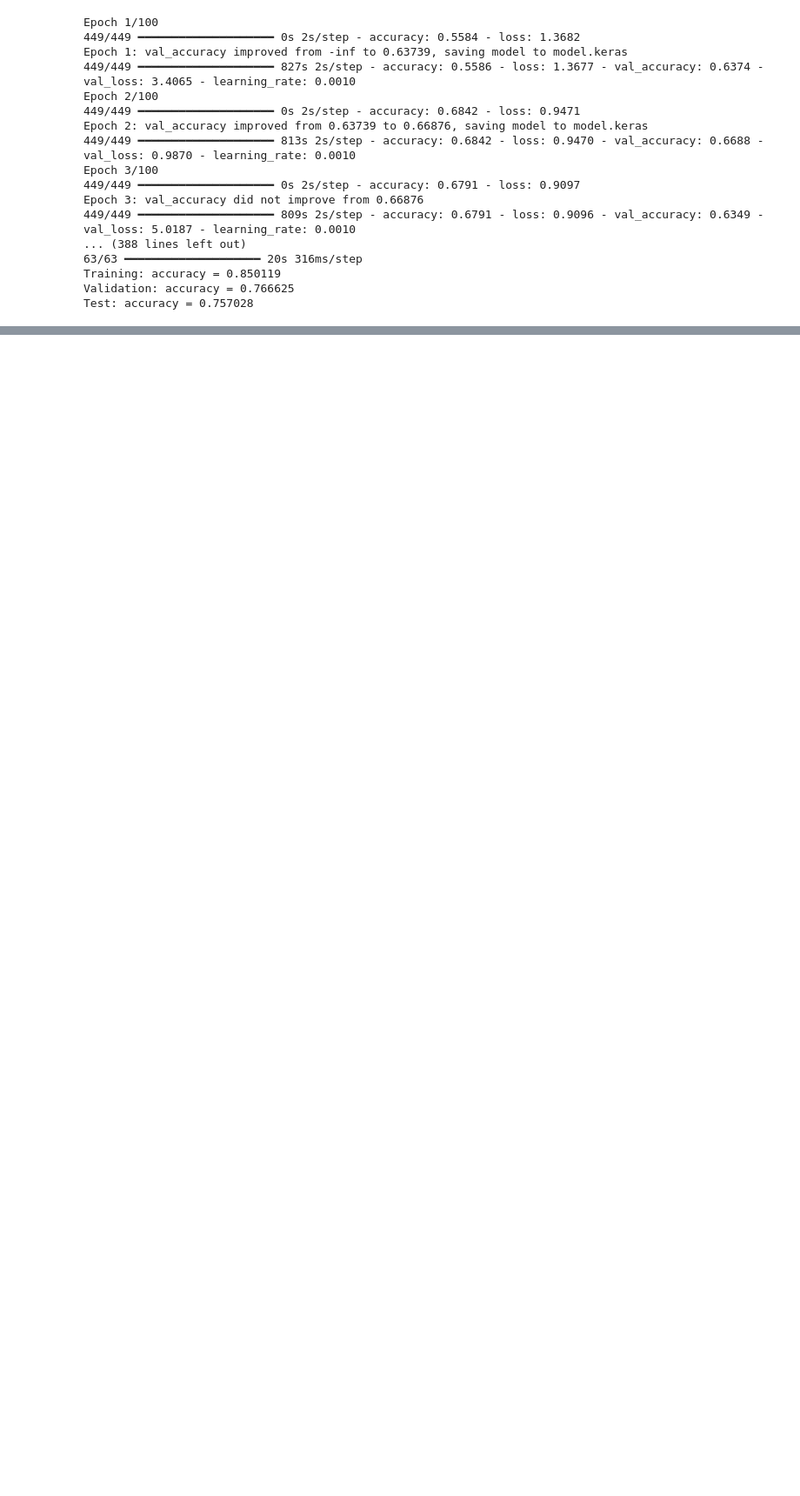
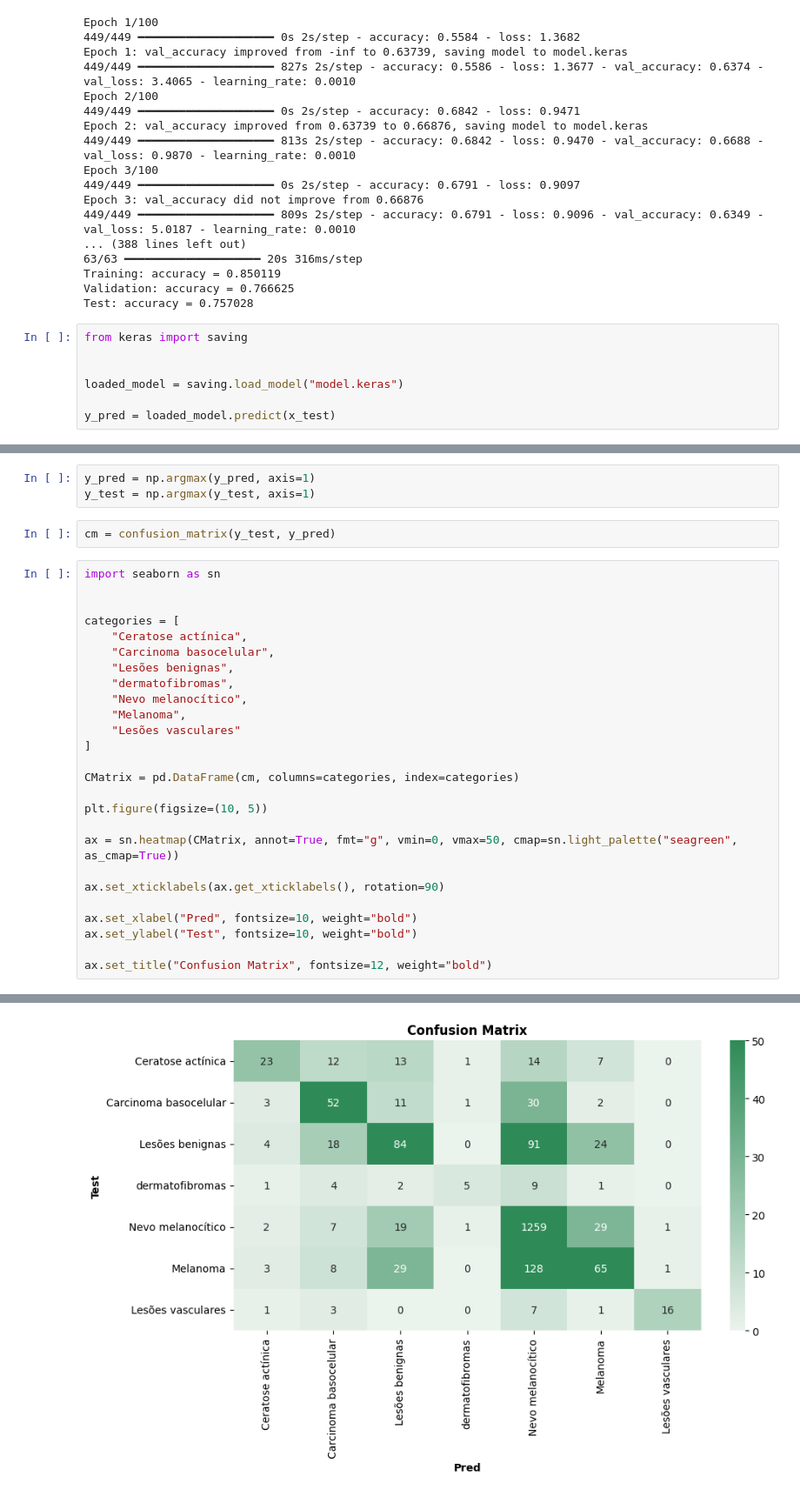
Before and after one commit to Grupinix/IA-HAM10000, a Jupyter notebook: ham_cnn.ipynb, the cells around one changed output, grey strips where cells are left out. Shown at 87% size. Cells and saved outputs as stored; diff of their text form; blank space fills up the shorter version.

Commit message:
chore confusion matrix

```diff
--- a/ham_cnn.ipynb
+++ b/ham_cnn.ipynb
@@ -290,3 +284,10 @@ Epoch 3: val_accuracy did not improve from 0.66876
 Training: accuracy = 0.850119
 Validation: accuracy = 0.766625
 Test: accuracy = 0.757028
+# %%
+from keras import saving
+
+
+loaded_model = saving.load_model("model.keras")
+
+y_pred = loaded_model.predict(x_test)
@@ -292,0 +296,32 @@ Test: accuracy = 0.757028
+# %%
+y_pred = np.argmax(y_pred, axis=1)
+y_test = np.argmax(y_test, axis=1)
+# %%
+cm = confusion_matrix(y_test, y_pred)
+# %%
+import seaborn as sn
+
+
+categories = [
+    "Ceratose actínica",
+    "Carcinoma basocelular",
+    "Lesões benignas",
+    "dermatofibromas",
+    "Nevo melanocítico",
+    "Melanoma",
+    "Lesões vasculares"
+]
+
+CMatrix = pd.DataFrame(cm, columns=categories, index=categories)
+
+plt.figure(figsize=(10, 5))
+
+ax = sn.heatmap(CMatrix, annot=True, fmt="g", vmin=0, vmax=50, cmap=sn.light_palette("seagreen", as_cmap=True))
+
+ax.set_xticklabels(ax.get_xticklabels(), rotation=90)
+
+ax.set_xlabel("Pred", fontsize=10, weight="bold")
+ax.set_ylabel("Test", fontsize=10, weight="bold")
+
+ax.set_title("Confusion Matrix", fontsize=12, weight="bold")
+# %% [output]
@@ -292,0 +329 @@ Test: accuracy = 0.757028
+[figure, added]
```
Also changed, not shown: parts of 6 cells of this notebook, 2 other files.
